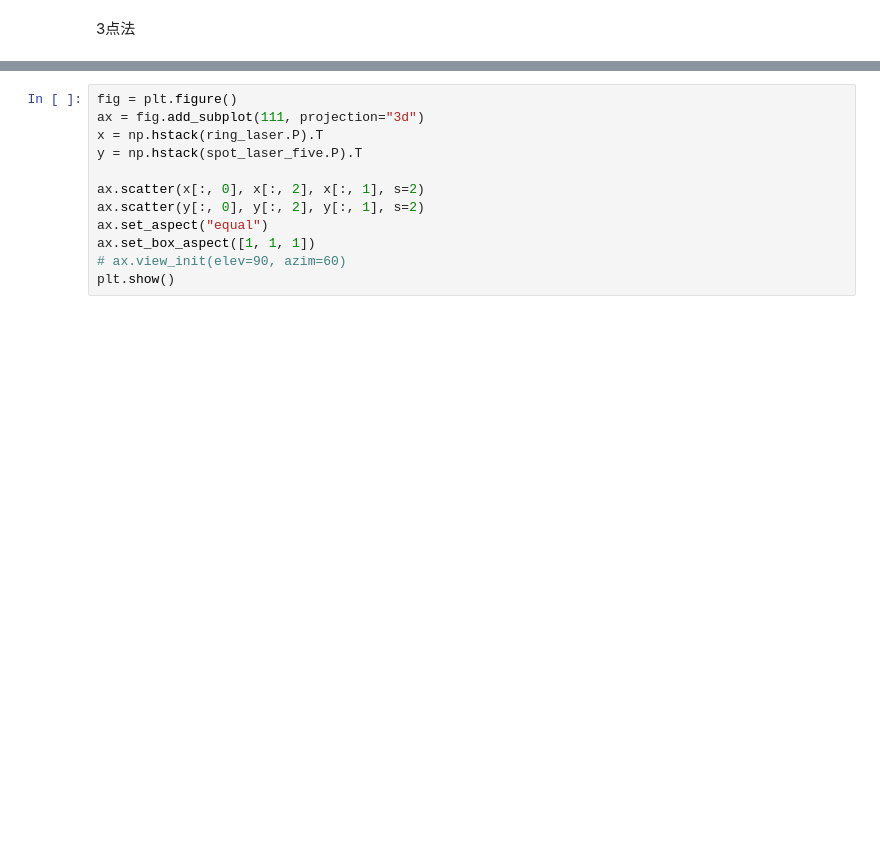
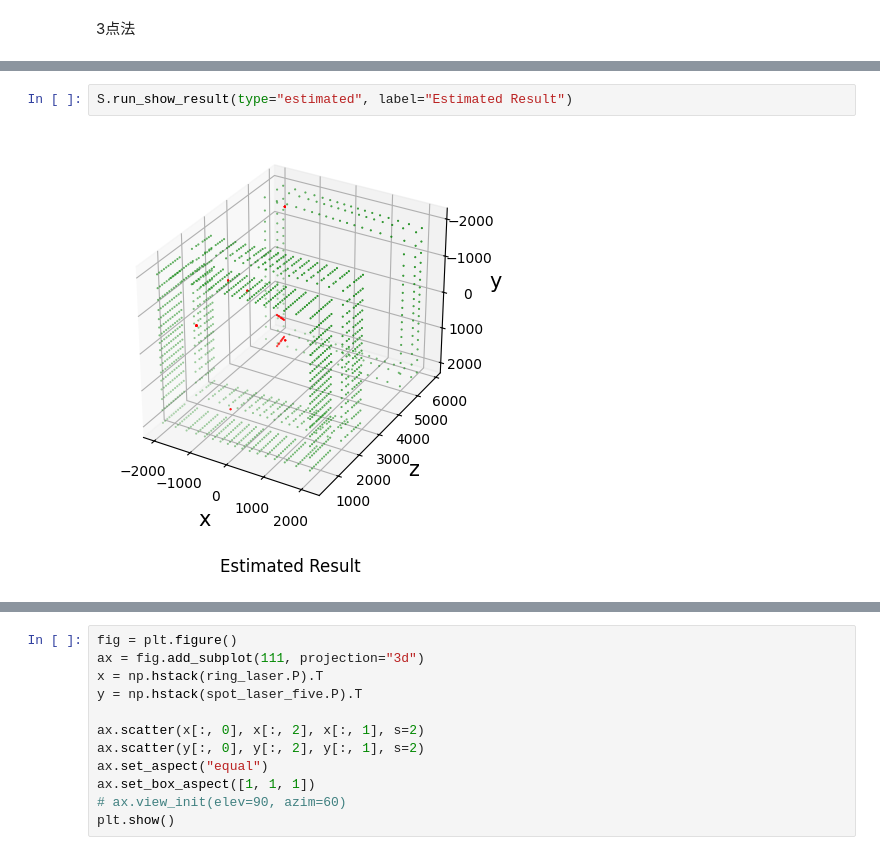
Before and after one commit to gutter-mouth/InchwormMeasurement, a Jupyter notebook: notebook/test_simulator.ipynb, the cells around one changed output, grey strips where cells are left out. Cells and saved outputs as stored; diff of their text form; blank space fills up the shorter version.

```diff
--- a/notebook/test_simulator.ipynb
+++ b/notebook/test_simulator.ipynb
@@ -196,0 +177,4 @@ IndexError: index 1 is out of bounds for axis 1 with size 1
+# %%
+S.run_show_result(type="estimated", label="Estimated Result")
+# %% [output]
+[figure, added]
```
Also changed, not shown: parts of 15 cells of this notebook, 6 other files.
